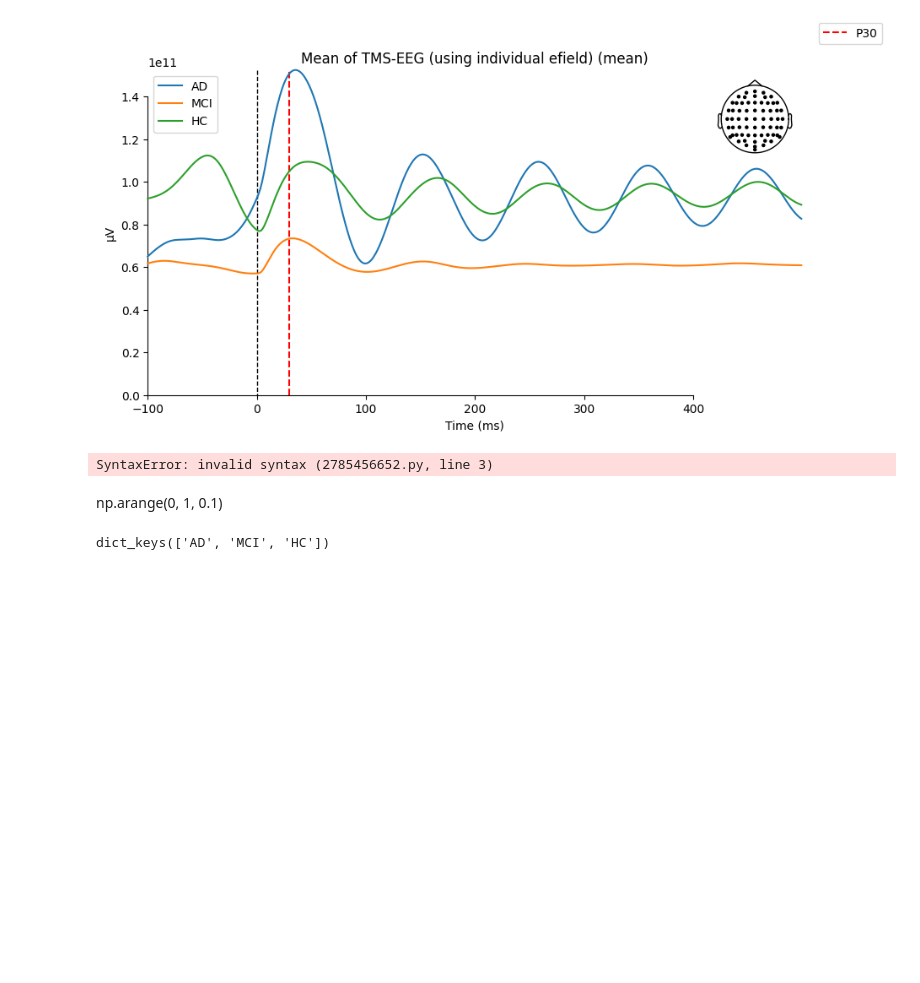
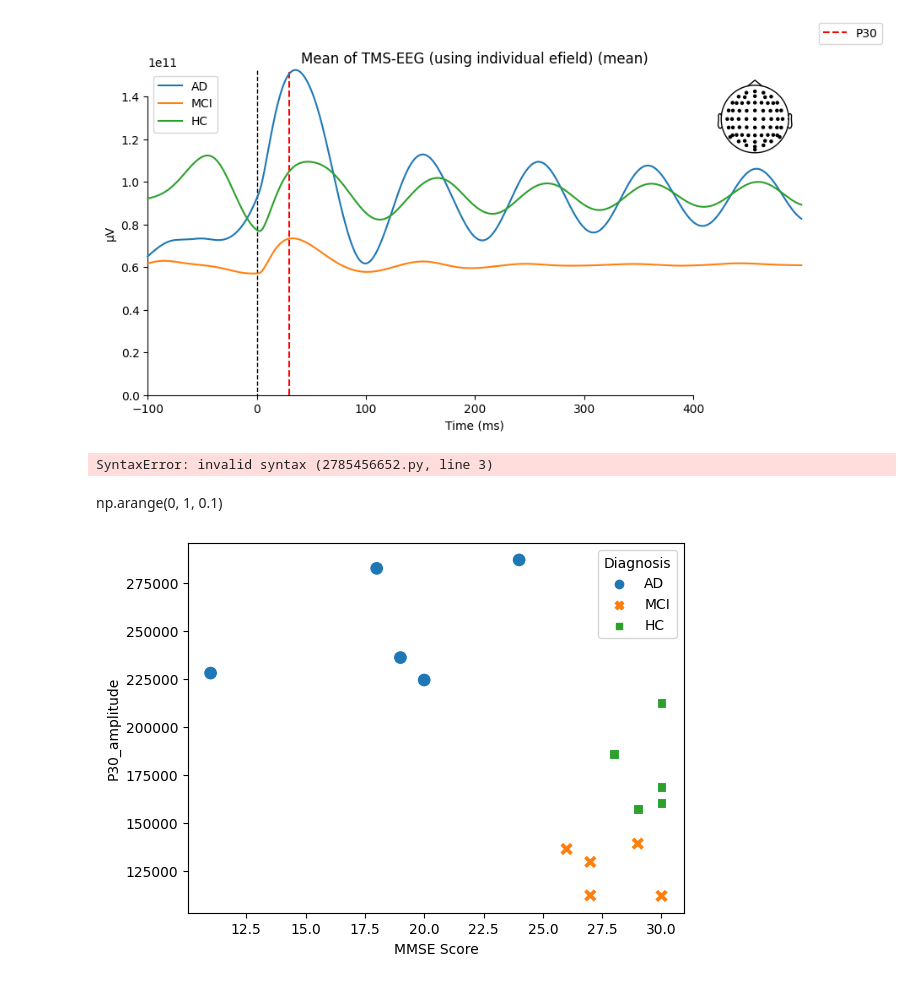
Before and after one commit to anujanegi/TMS-simulation, a Jupyter notebook: param explore viz.ipynb, the cells around one changed output. Drawn from its saved outputs; the diff is of its cells as text; code cells hidden in the pictures; blank space fills up the shorter version.

```diff
--- a/param explore viz.ipynb
+++ b/param explore viz.ipynb
@@ -252,7 +300,27 @@ for sub in subfolders:
         src = os.path.join(sub, f)
         dst = os.path.join(folder, f)
         shutil.move(src, dst)
-# %%
-config.subjects.keys()
-# %% [output]
-dict_keys(['AD', 'MCI', 'HC'])
+# %%
+def plot_P30_MMSE_correlation(efield_type_in_sim, **kwargs):
+    tms_eeg, _ = _get_evoked_group_averages(dt, efield_type_in_sim, **kwargs)
+
+    subjects = sum([config.subjects[type] for type in config.subjects], [])
+    mmse = [config.MMSE[i] for i in subjects]
+    types = []
+    P30_amplitude = []
+    for type in tms_eeg:
+        for subject_eeg in tms_eeg[type]:
+            types.append(type)
+            P30_amplitude.append(np.average(subject_eeg, axis=1)[1030])
+    import pandas as pd
+    df = pd.DataFrame(
+        {"subject_ID": subjects, "Diagnosis": types, "P30_amplitude": P30_amplitude, "MMSE Score": mmse}
+    )
+    sns.scatterplot(data=df, x='MMSE Score', y='P30_amplitude', hue='Diagnosis', style='Diagnosis', markers=True, s=100)
+    return df
+# %%
+a = plot_P30_MMSE_correlation(efield_type_in_sim='individual', gc = 0.88, experiment = "ind_efield_without_cutoff")
+# seaborn lineplot
+# sns.lineplot(x='MMSE Score', hue='Diagnosis', data=a, y='P30_amplitude', marker='o', markersize=5, dashes=False)
+# %% [output]
+[figure, added]
```
Also changed, not shown: parts of 9 cells of this notebook.
